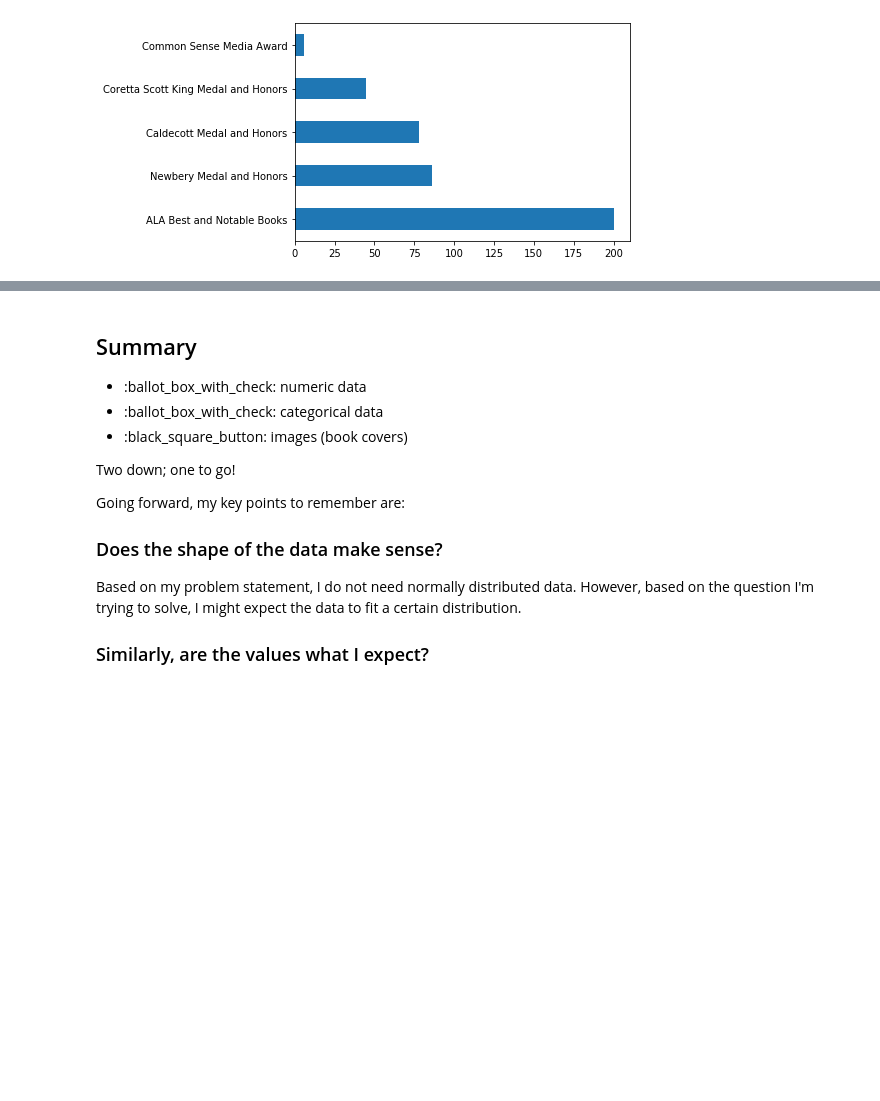
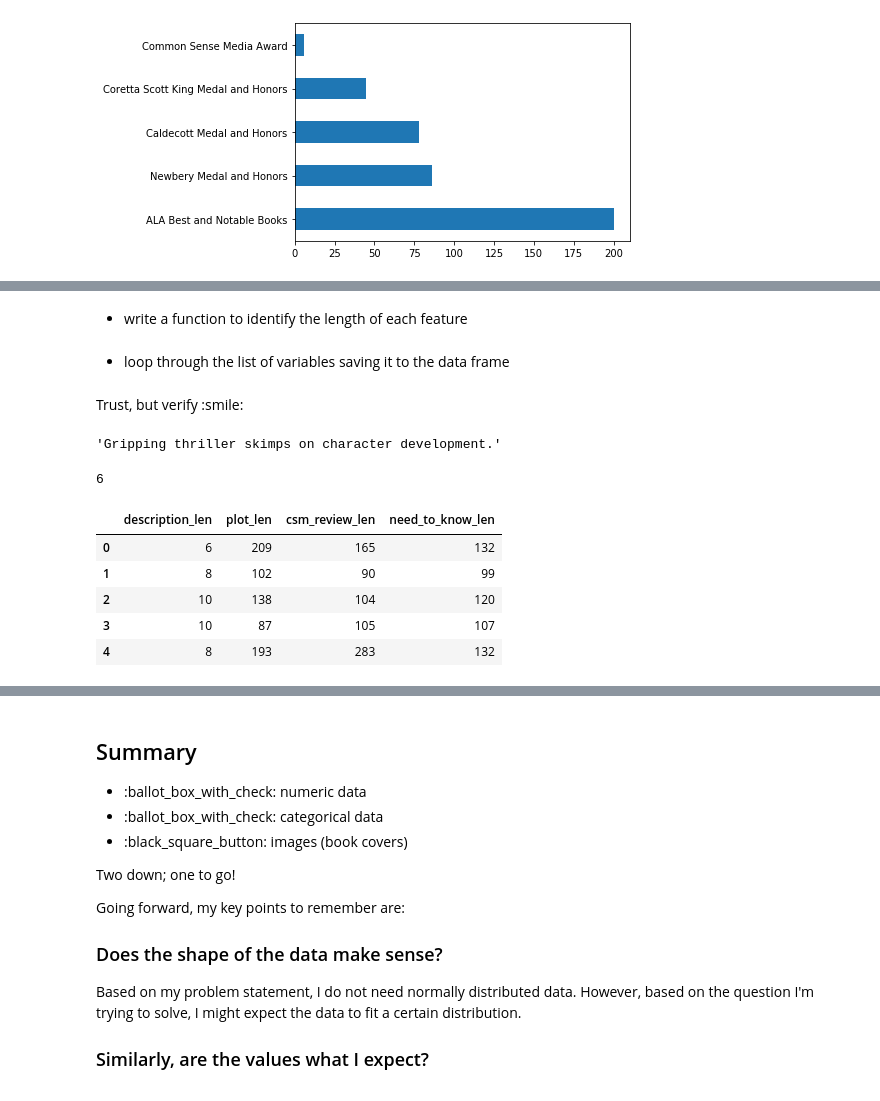
Before and after one commit to educatorsRlearners/an-a-z-of-machine-learning, a Jupyter notebook: _notebooks/2020-06-22-e-is-for-eda.ipynb, the cells around one changed output, grey strips where cells are left out. Saved outputs shown, nothing was run; the diff lists cells and outputs as text; code cells hidden in the pictures; blank space fills up the shorter version.

```diff
--- a/_notebooks/2020-06-22-e-is-for-eda.ipynb
+++ b/_notebooks/2020-06-22-e-is-for-eda.ipynb
@@ -378,0 +402,2 @@ df_text['award'].value_counts().plot.barh();
+# %% [markdown]
+- write a function to identify the length of each feature
@@ -378,0 +408,2 @@ df_text['award'].value_counts().plot.barh();
+# %% [markdown]
+- loop through the list of variables saving it to the data frame
@@ -378,0 +413,19 @@ df_text['award'].value_counts().plot.barh();
+# %% [markdown]
+Trust, but verify :smile:
+# %%
+df_text.iloc[0, 1]
+# %% [output]
+'Gripping thriller skimps on character development.'
+# %%
+df_text.loc[0, 'description_len']
+# %% [output]
+6
+# %%
+df_text.iloc[:,-4:].head()
+# %% [output]
+|  | description_len | plot_len | csm_review_len | need_to_know_len |
+| 0 | 6 | 209 | 165 | 132 |
+| 1 | 8 | 102 | 90 | 99 |
+| 2 | 10 | 138 | 104 | 120 |
+| 3 | 10 | 87 | 105 | 107 |
+| 4 | 8 | 193 | 283 | 132 |
```
Also changed, not shown: parts of 9 cells of this notebook.
